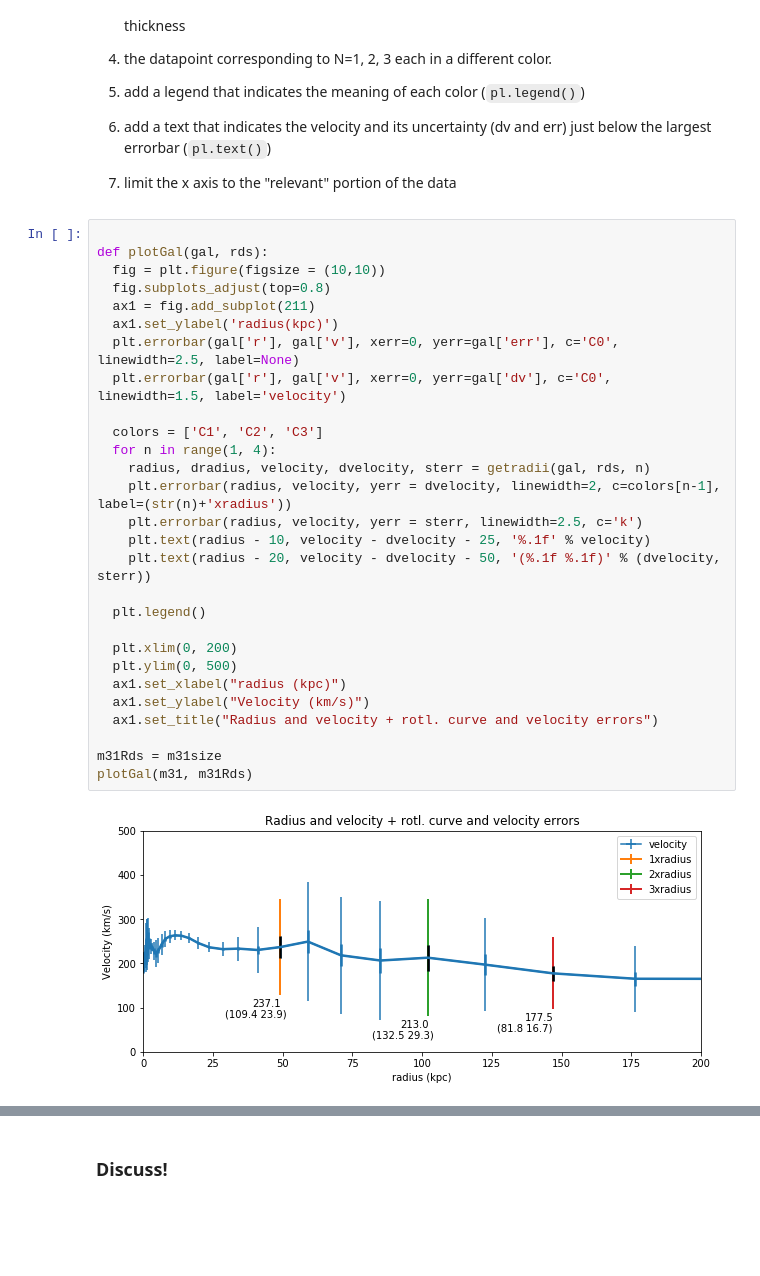
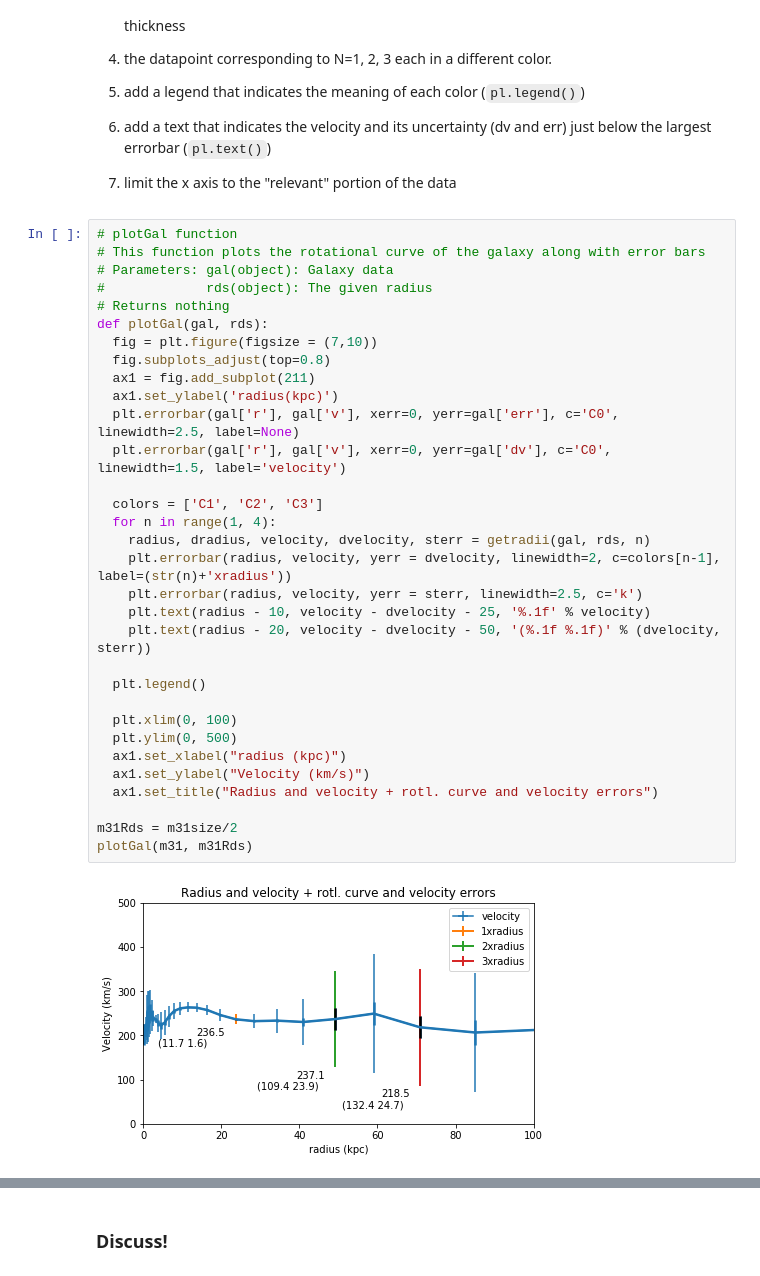
Before and after one commit to samuelmat/DSPS_tFessaras, a Jupyter notebook: HW4/GalrotCurve.ipynb, the cells around one changed output, grey strips where cells are left out. Drawn from its saved outputs; the diff is of its cells as text; blank space fills up the shorter version.

```diff
--- a/HW4/GalrotCurve.ipynb
+++ b/HW4/GalrotCurve.ipynb
@@ -187,32 +195,36 @@ make a plot that shows
 
 7. limit the x axis to the "relevant" portion of the data
 # %%
-
+# plotGal function
+# This function plots the rotational curve of the galaxy along with error bars
+# Parameters: gal(object): Galaxy data
+#             rds(object): The given radius
+# Returns nothing
 def plotGal(gal, rds):
-  fig = plt.figure(figsize = (10,10))
+  fig = plt.figure(figsize = (7,10))
   fig.subplots_adjust(top=0.8)
   ax1 = fig.add_subplot(211)
   ax1.set_ylabel('radius(kpc)')
   plt.errorbar(gal['r'], gal['v'], xerr=0, yerr=gal['err'], c='C0', linewidth=2.5, label=None)
   plt.errorbar(gal['r'], gal['v'], xerr=0, yerr=gal['dv'], c='C0', linewidth=1.5, label='velocity')
 
   colors = ['C1', 'C2', 'C3']
   for n in range(1, 4):
     radius, dradius, velocity, dvelocity, sterr = getradii(gal, rds, n)
     plt.errorbar(radius, velocity, yerr = dvelocity, linewidth=2, c=colors[n-1], label=(str(n)+'xradius'))
     plt.errorbar(radius, velocity, yerr = sterr, linewidth=2.5, c='k')
     plt.text(radius - 10, velocity - dvelocity - 25, '%.1f' % velocity)
     plt.text(radius - 20, velocity - dvelocity - 50, '(%.1f %.1f)' % (dvelocity, sterr))
 
   plt.legend()
 
-  plt.xlim(0, 200)
+  plt.xlim(0, 100)
   plt.ylim(0, 500)
   ax1.set_xlabel("radius (kpc)")
   ax1.set_ylabel("Velocity (km/s)")
   ax1.set_title("Radius and velocity + rotl. curve and velocity errors")
 
-m31Rds = m31size
+m31Rds = m31size/2
 plotGal(m31, m31Rds)
 # %% [output]
-[figure, old version]
+[figure, new version]
```
Also changed, not shown: parts of 12 cells of this notebook.
